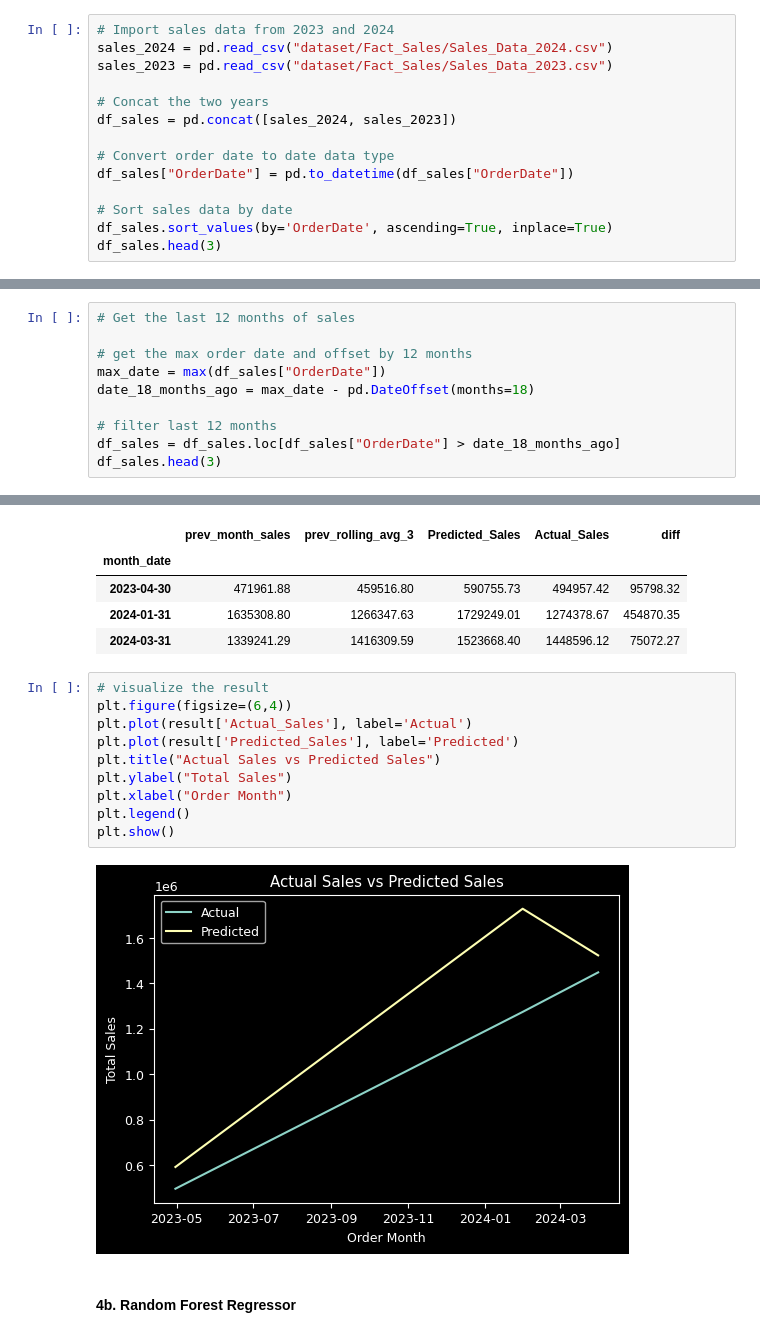
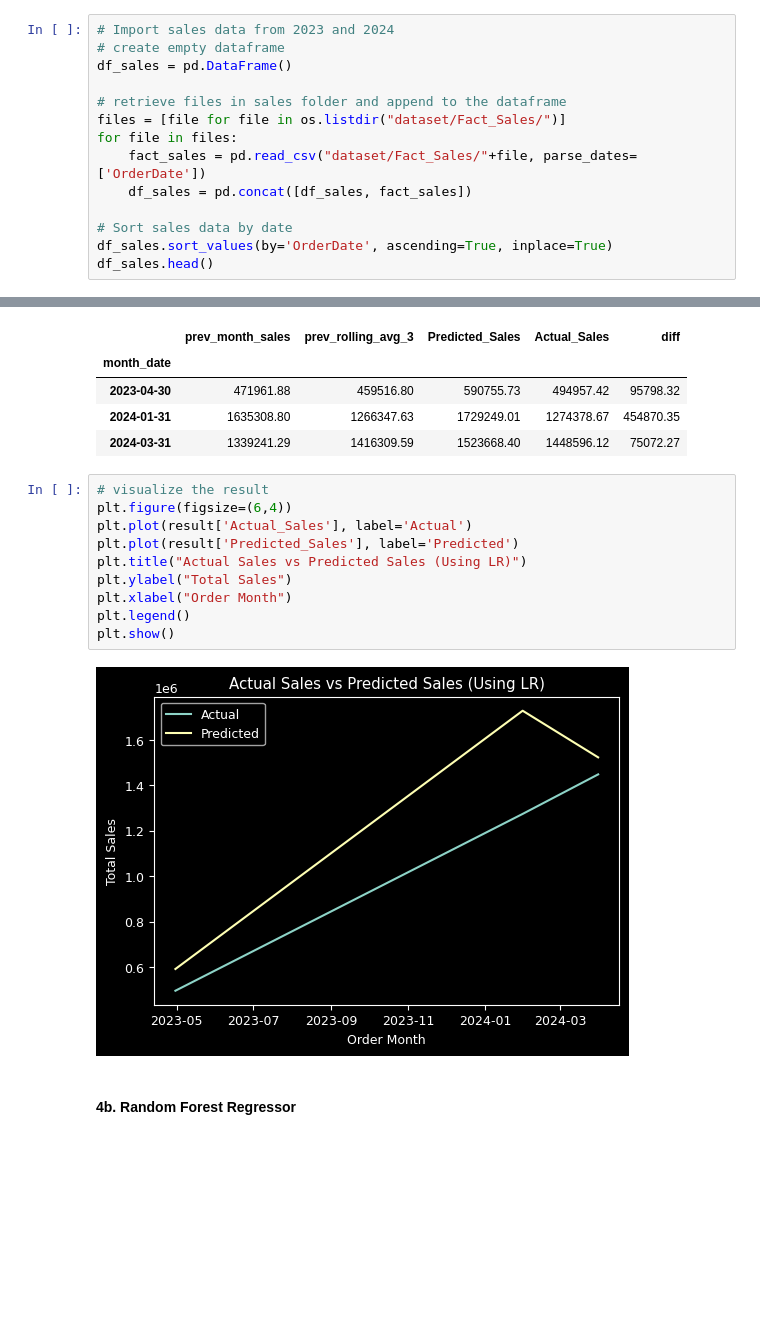
Before and after one commit to donchi/portfolio, a Jupyter notebook: Sales Forecast- Machine Learning/Sales-Prediction.ipynb, the cells around one changed output, grey strips where cells are left out. Saved outputs shown, nothing was run; the diff lists cells and outputs as text; blank space fills up the shorter version.

```diff
--- a/Sales Forecast- Machine Learning/Sales-Prediction.ipynb
+++ b/Sales Forecast- Machine Learning/Sales-Prediction.ipynb
@@ -21,17 +22,17 @@ We would use 18 months historical sales data.
 # %%
 # Import sales data from 2023 and 2024
-sales_2024 = pd.read_csv("dataset/Fact_Sales/Sales_Data_2024.csv")
-sales_2023 = pd.read_csv("dataset/Fact_Sales/Sales_Data_2023.csv")
+# create empty dataframe
+df_sales = pd.DataFrame()
 
-# Concat the two years
-df_sales = pd.concat([sales_2024, sales_2023])
-
-# Convert order date to date data type
-df_sales["OrderDate"] = pd.to_datetime(df_sales["OrderDate"])
+# retrieve files in sales folder and append to the dataframe
+files = [file for file in os.listdir("dataset/Fact_Sales/")]
+for file in files:
+    fact_sales = pd.read_csv("dataset/Fact_Sales/"+file, parse_dates=['OrderDate'])
+    df_sales = pd.concat([df_sales, fact_sales])
 
 # Sort sales data by date
 df_sales.sort_values(by='OrderDate', ascending=True, inplace=True)
-df_sales.head(3)
+df_sales.head()
 # %% [output]
 |  | OrderDate | OrderNumber | ProductKey | CustomerKey | TerritoryKey | OrderLineItem | OrderQuantity |
 | 0 | 2023-01-01 | SO48797 | 385 | 14335 | 1 | 1 | 1 |
@@ -60,13 +63,3 @@ Data columns (total 7 columns):
  6   OrderQuantity  53416 non-null  int64
 dtypes: datetime64[ns](1), int64(5), object(1)
 memory usage: 3.3+ MB
-# %%
-# Get the last 12 months of sales
-
-# get the max order date and offset by 12 months
-max_date = max(df_sales["OrderDate"])
-date_18_months_ago = max_date - pd.DateOffset(months=18)
-
-# filter last 12 months
-df_sales = df_sales.loc[df_sales["OrderDate"] > date_18_months_ago]
-df_sales.head(3)
@@ -277,15 +257,15 @@ result
 # %%
 # visualize the result
 plt.figure(figsize=(6,4))
 plt.plot(result['Actual_Sales'], label='Actual')
 plt.plot(result['Predicted_Sales'], label='Predicted')
-plt.title("Actual Sales vs Predicted Sales")
+plt.title("Actual Sales vs Predicted Sales (Using LR)")
 plt.ylabel("Total Sales")
 plt.xlabel("Order Month")
 plt.legend()
 plt.show()
 # %% [output]
-[figure, old version]
+[figure, new version]
 # %% [markdown]
 #### 4b. Random Forest Regressor
 # %%
```
Also changed, not shown: parts of 9 cells of this notebook, 1 other file.
